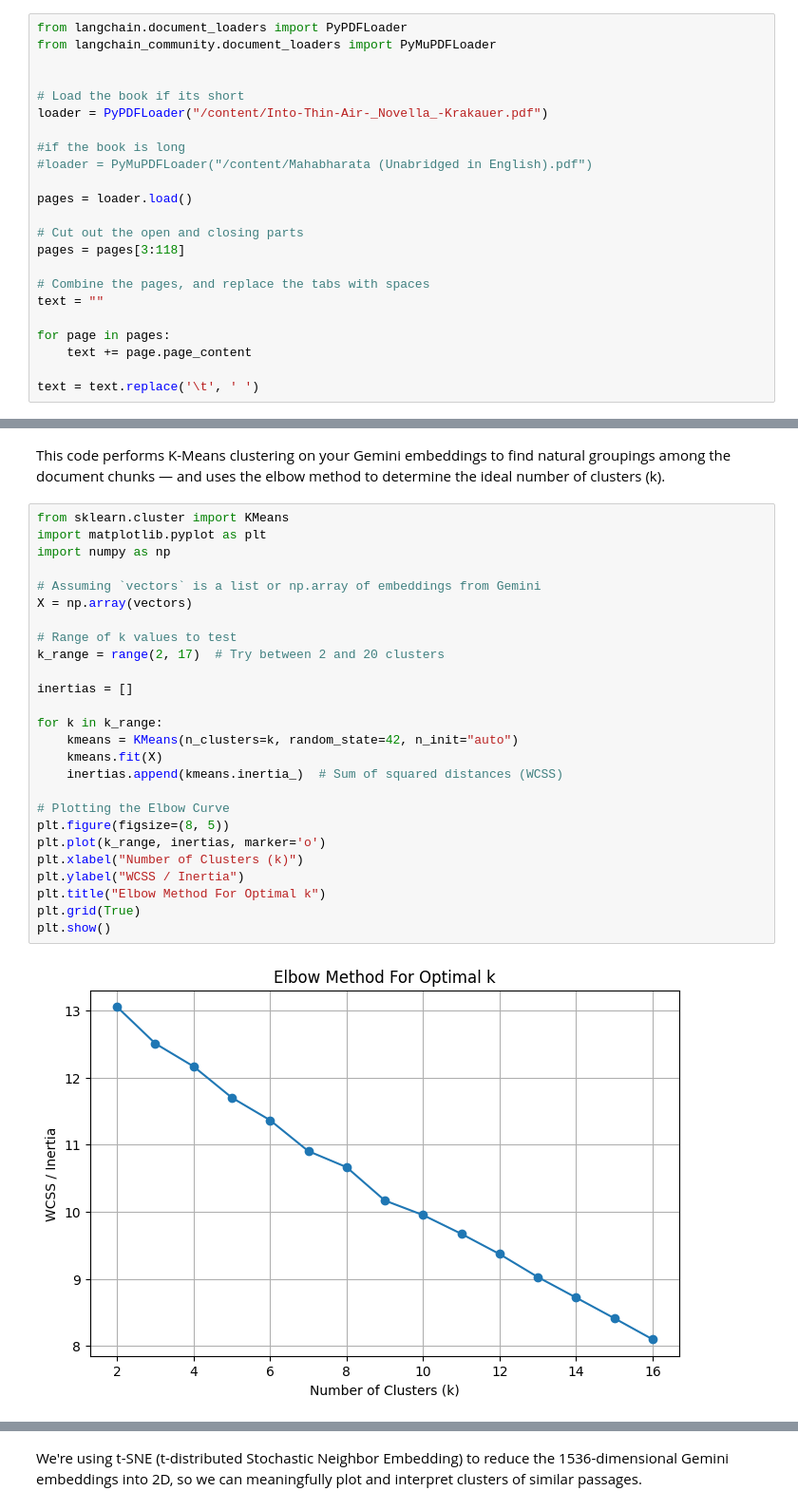
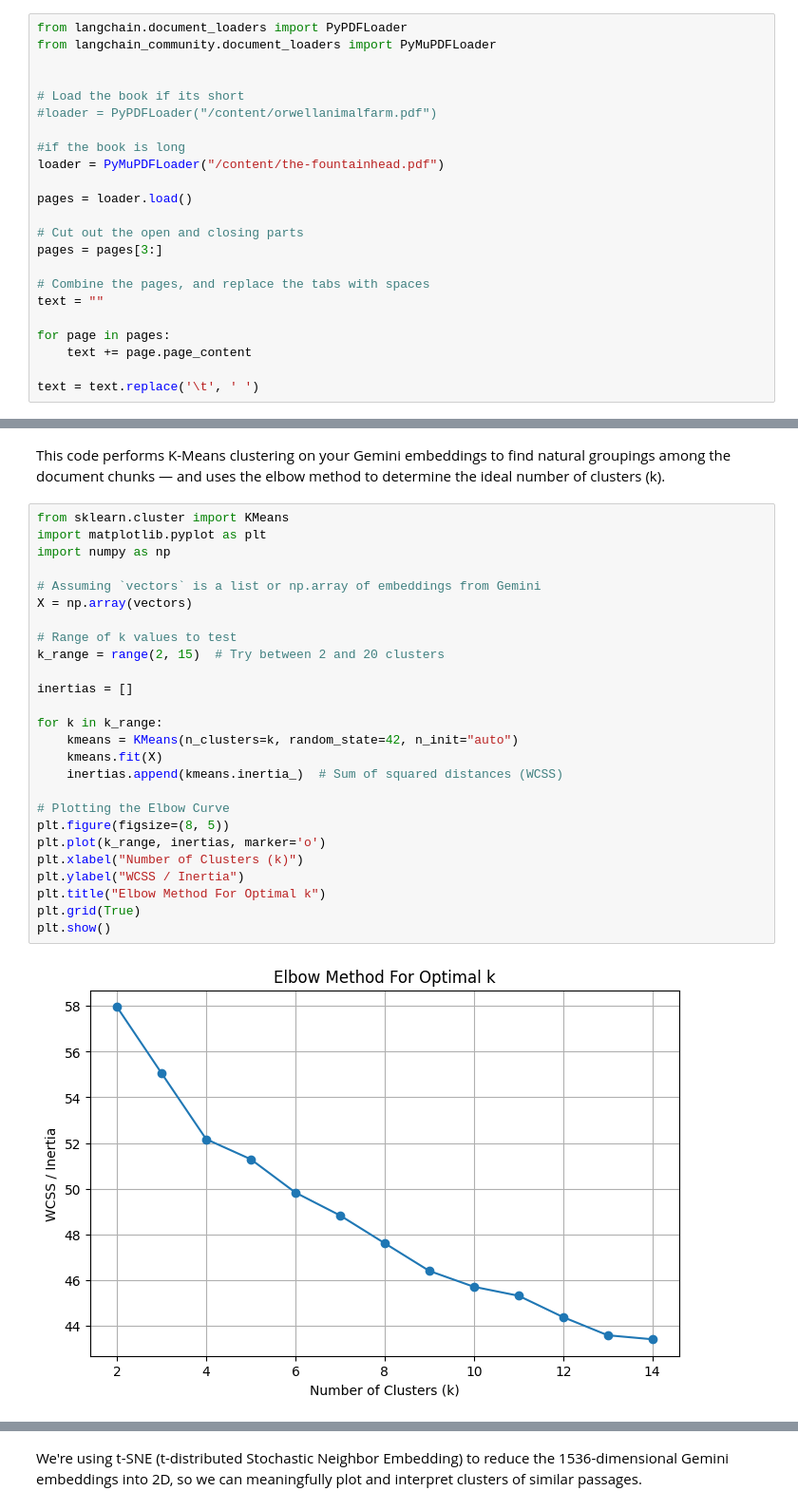
Before and after one commit to Tipsy-12/Book-_Summarization-_using_Clustered-_Chunk-embeddings, a Jupyter notebook: Clustering_based_summarization_of_books_long_pdfs.ipynb, the cells around one changed output, grey strips where cells are left out. Shown at 95% size. Saved outputs shown, nothing was run; the diff lists cells and outputs as text.

```diff
--- a/Clustering_based_summarization_of_books_long_pdfs.ipynb
+++ b/Clustering_based_summarization_of_books_long_pdfs.ipynb
@@ -68,15 +65,15 @@ from langchain_community.document_loaders import PyMuPDFLoader
 
 
 # Load the book if its short
-loader = PyPDFLoader("/content/Into-Thin-Air-_Novella_-Krakauer.pdf")
+#loader = PyPDFLoader("/content/orwellanimalfarm.pdf")
 
 #if the book is long
-#loader = PyMuPDFLoader("/content/Mahabharata (Unabridged in English).pdf")
+loader = PyMuPDFLoader("/content/the-fountainhead.pdf")
 
 pages = loader.load()
 
 # Cut out the open and closing parts
-pages = pages[3:118]
+pages = pages[3:]
 
 # Combine the pages, and replace the tabs with spaces
 text = ""
@@ -141,31 +138,31 @@ This code performs K-Means clustering on your Gemini embeddings to find natural
 # %%
 from sklearn.cluster import KMeans
 import matplotlib.pyplot as plt
 import numpy as np
 
 # Assuming `vectors` is a list or np.array of embeddings from Gemini
 X = np.array(vectors)
 
 # Range of k values to test
-k_range = range(2, 17)  # Try between 2 and 20 clusters
+k_range = range(2, 15)  # Try between 2 and 20 clusters
 
 inertias = []
 
 for k in k_range:
     kmeans = KMeans(n_clusters=k, random_state=42, n_init="auto")
     kmeans.fit(X)
     inertias.append(kmeans.inertia_)  # Sum of squared distances (WCSS)
 
 # Plotting the Elbow Curve
 plt.figure(figsize=(8, 5))
 plt.plot(k_range, inertias, marker='o')
 plt.xlabel("Number of Clusters (k)")
 plt.ylabel("WCSS / Inertia")
 plt.title("Elbow Method For Optimal k")
 plt.grid(True)
 plt.show()
 # %% [output]
-[figure, old version]
+[figure, new version]
 # %%
 # Assuming 'embeddings' is a list or array of 1536-dimensional embeddings
 
```
Also changed, not shown: parts of 15 cells of this notebook.
